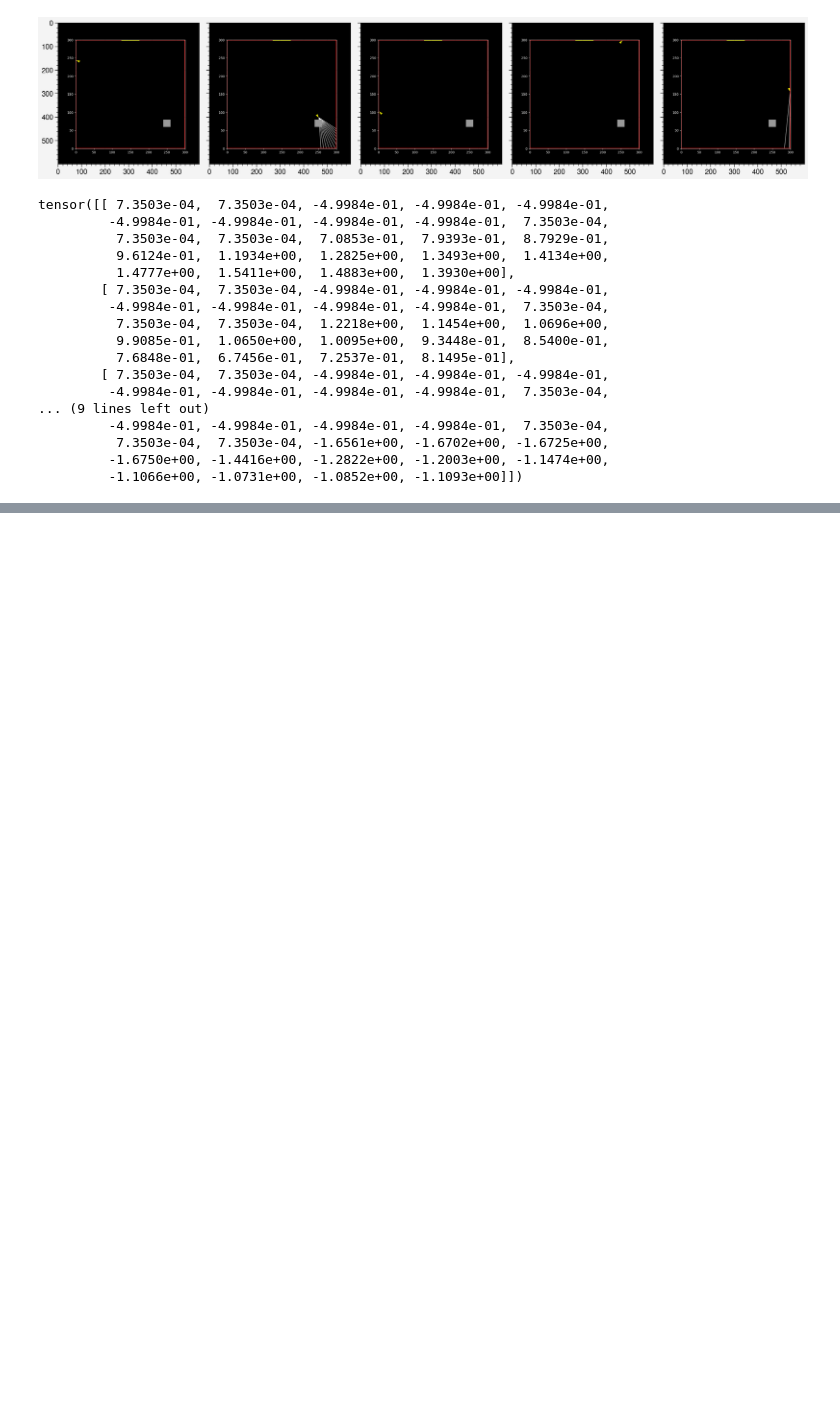
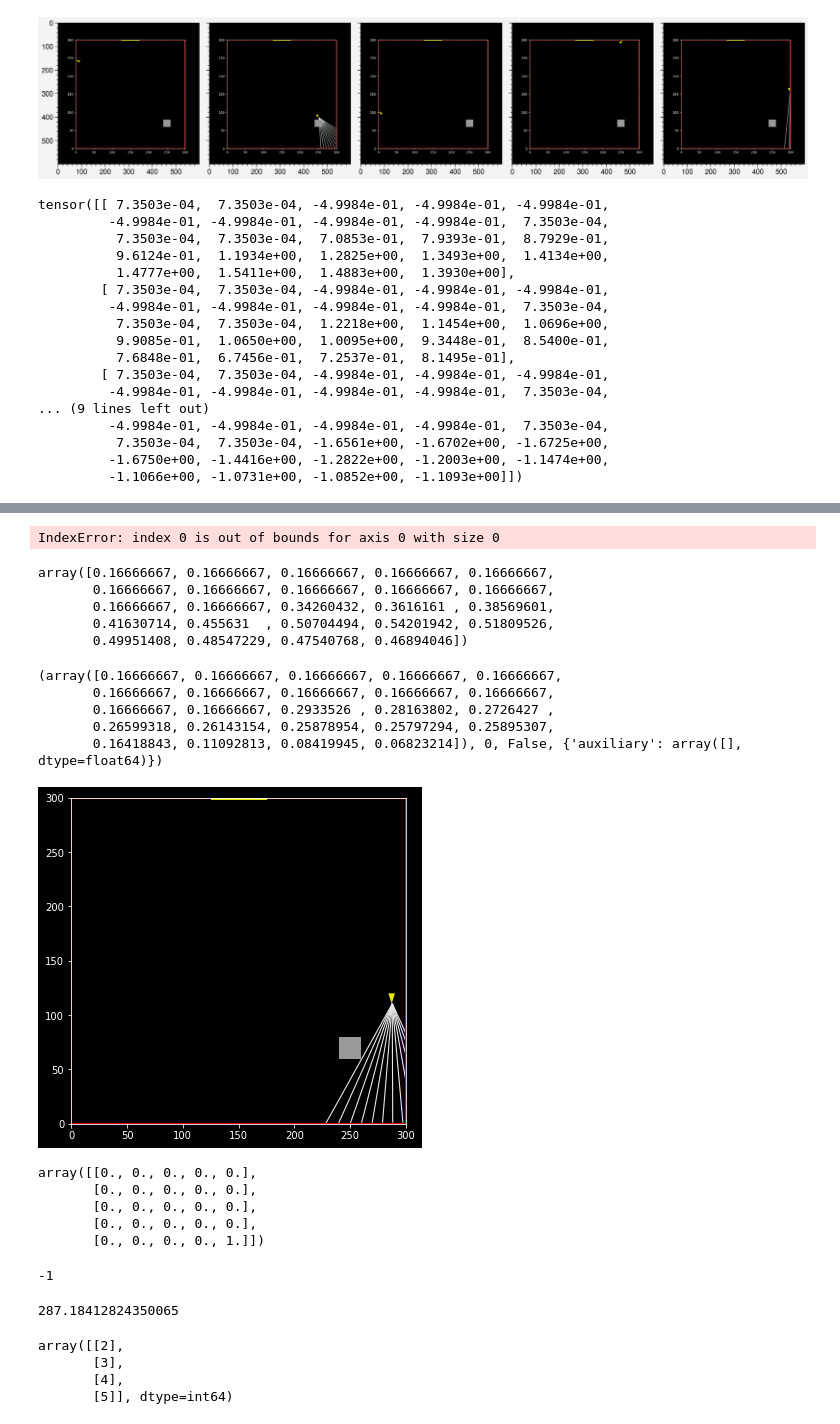
Before and after one commit to liuandrew/training-rl-algo, a Jupyter notebook: write_and_test/manual_testing.ipynb, the cells around one changed output, grey strips where cells are left out. Saved outputs shown, nothing was run; the diff lists cells and outputs as text; code cells hidden in the pictures; blank space fills up the shorter version.

```diff
--- a/write_and_test/manual_testing.ipynb
+++ b/write_and_test/manual_testing.ipynb
@@ -758,0 +768,4 @@ envs.step(actions)
+# %%
+np.argwhere(x < grids)[0]
+# %% [output]
+IndexError: index 0 is out of bounds for axis 0 with size 0
@@ -758,0 +774,28 @@ envs.step(actions)
+# %%
+env_kwargs = pickle.load(open('../trained_models/ppo/nav_poster_netstructure/nav_pdistal_width16batch200_env', 'rb'))
+env_kwargs['rew_structure'] = 'explore'
+env = gym.make('NavEnv-v0', **env_kwargs)
+# %%
+env.reset()
+# %% [output]
+array([0.16666667, 0.16666667, 0.16666667, 0.16666667, 0.16666667,
+       0.16666667, 0.16666667, 0.16666667, 0.16666667, 0.16666667,
+       0.16666667, 0.16666667, 0.34260432, 0.3616161 , 0.38569601,
+       0.41630714, 0.455631  , 0.50704494, 0.54201942, 0.51809526,
+       0.49951408, 0.48547229, 0.47540768, 0.46894046])
+# %%
+print(env.step(torch.tensor([1])))
+env.render('human')
+env.visited_sections
+# %% [output]
+(array([0.16666667, 0.16666667, 0.16666667, 0.16666667, 0.16666667,
+       0.16666667, 0.16666667, 0.16666667, 0.16666667, 0.16666667,
+       0.16666667, 0.16666667, 0.2933526 , 0.28163802, 0.2726427 ,
+       0.26599318, 0.26143154, 0.25878954, 0.25797294, 0.25895307,
+       0.16418843, 0.11092813, 0.08419945, 0.06823214]), 0, False, {'auxiliary': array([], dtype=float64)})
+[figure, added]
+array([[0., 0., 0., 0., 0.],
+       [0., 0., 0., 0., 0.],
+       [0., 0., 0., 0., 0.],
+       [0., 0., 0., 0., 0.],
+       [0., 0., 0., 0., 1.]])
@@ -758,0 +825,15 @@ envs.step(actions)
+# %%
+x_grid
+# %% [output]
+-1
+# %%
+x
+# %% [output]
+287.18412824350065
+# %%
+np.argwhere(y < y_grids)
+# %% [output]
+array([[2],
+       [3],
+       [4],
+       [5]], dtype=int64)
```
Also changed, not shown: parts of 14 cells of this notebook, 3 other files.
